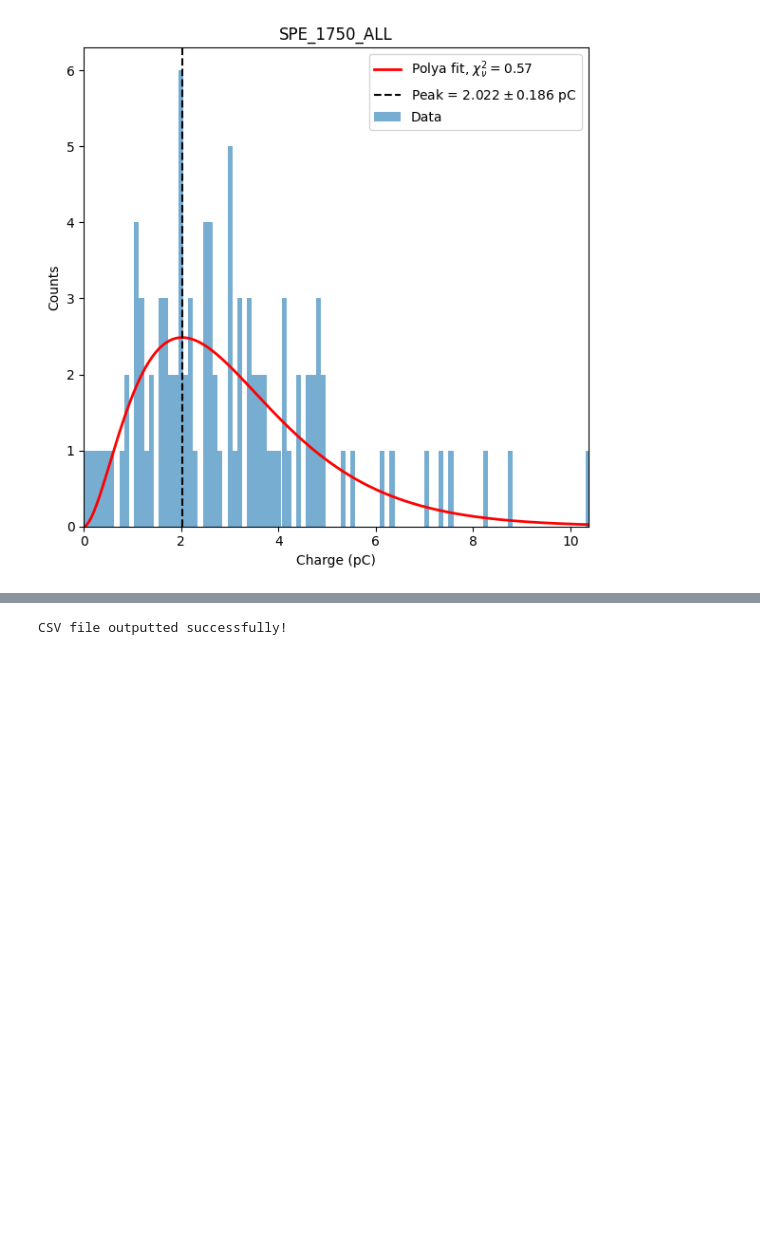
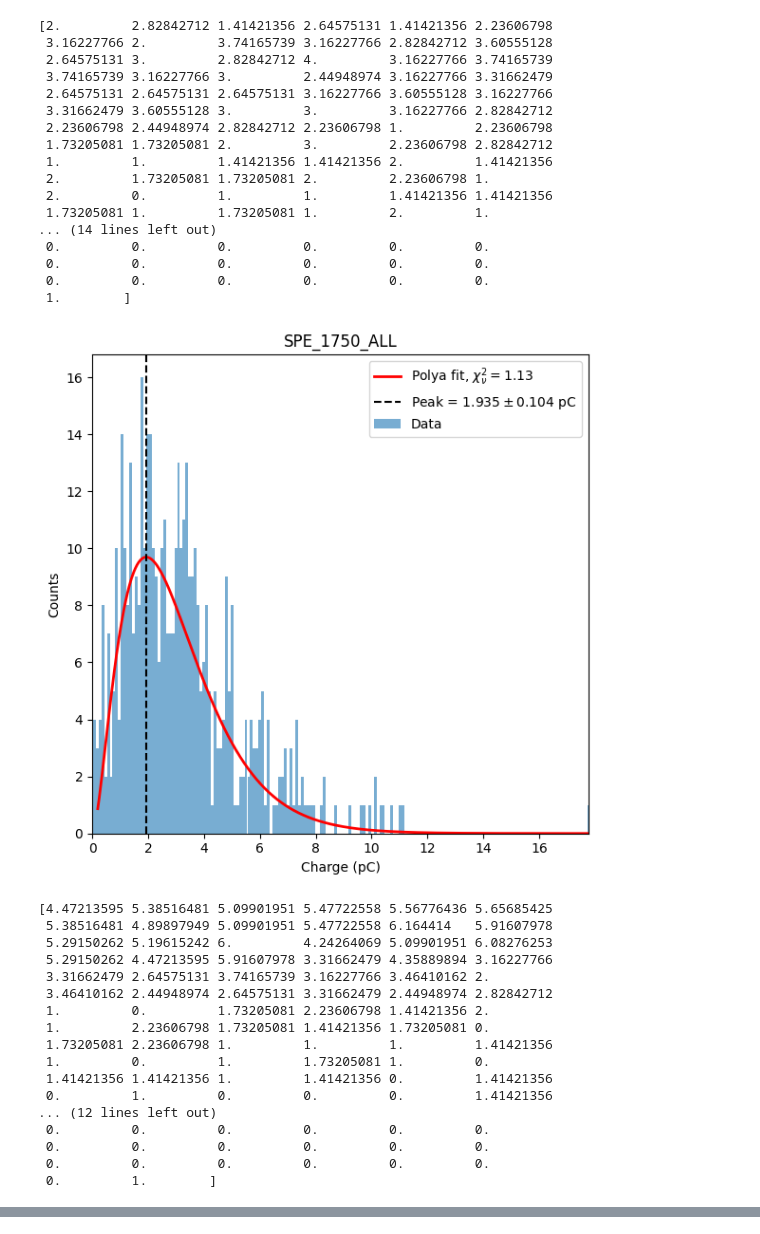
Before and after one commit to hhuckvale/DMProject, a Jupyter notebook: PMT_Characteristics/Gain/COMBINEDPolyaPeakPositionCSVCreator_SPEonly.ipynb, the cells around one changed output, grey strips where cells are left out. Cells and saved outputs as stored; diff of their text form; code cells hidden in the pictures; blank space fills up the shorter version.

```diff
--- a/PMT_Characteristics/Gain/COMBINEDPolyaPeakPositionCSVCreator_SPEonly.ipynb
+++ b/PMT_Characteristics/Gain/COMBINEDPolyaPeakPositionCSVCreator_SPEonly.ipynb
@@ -91,12 +93,17 @@ def fit_polya_and_get_peak(all_integrals_picocharge, bin_cut, Delta_x=0.1, filen
 
     p0 = [initial_A, initial_nbar, initial_theta]
 
+    sigma=np.sqrt(n_fit)
+    print(np.sqrt(n_fit))
+    sigma[sigma==0.0] = 1
+
     # fit
     popt, pcov = curve_fit(
         polya_dist,
         bin_centers_fit,
         n_fit,
         p0=p0,
+        sigma=sigma,
         absolute_sigma=True,
         maxfev=10000
     )
@@ -125,6 +132,8 @@ def fit_polya_and_get_peak(all_integrals_picocharge, bin_cut, Delta_x=0.1, filen
     ndof = np.sum(valid) - len(popt)
     chi2_red = chi2 / ndof
 
+    if peak_err == np.inf:
+        peak_err=-100
     # plot
     plt.figure(figsize=(6,6))
     plt.bar(bin_centers, n, width=Delta_x, alpha=0.6, label='Data')
@@ -156,32 +165,66 @@ spe_results = []
 spe_voltage_data = collect_charge_by_voltage(spe_files)
 
 for voltage in sorted(spe_voltage_data.keys()):
     charge = spe_voltage_data[voltage]
 
     if voltage == 2000:
         peak, peak_err = fit_polya_and_get_peak(charge, bin_cut=2.5, filename=f"SPE_{voltage}_ALL")
     if voltage == 1950:
         peak, peak_err = fit_polya_and_get_peak(charge, bin_cut=2.0, filename=f"SPE_{voltage}_ALL")
     if voltage == 1900:
         peak, peak_err = fit_polya_and_get_peak(charge, bin_cut=1.1, filename=f"SPE_{voltage}_ALL")
     if voltage == 1850:
         peak, peak_err = fit_polya_and_get_peak(charge, bin_cut=0.8, filename=f"SPE_{voltage}_ALL")
     if voltage == 1800:
         peak, peak_err = fit_polya_and_get_peak(charge, bin_cut=0.5, filename=f"SPE_{voltage}_ALL")
     if voltage == 1750:
-        peak, peak_err = fit_polya_and_get_peak(charge, bin_cut=0, filename=f"SPE_{voltage}_ALL")
+        peak, peak_err = fit_polya_and_get_peak(charge, bin_cut=0.2, filename=f"SPE_{voltage}_ALL")
 
     spe_results.append({
         'voltage': voltage,
         'polya_peak_pC': peak,
         'polya_peak_error_pC': peak_err
     })
 
 spe_df = pd.DataFrame(spe_results)
 spe_df.sort_values('voltage', inplace=True)
 spe_df.to_csv('PMT7_spe_COMBINED_polya_peak_positions_nobincut.csv', index=False)
 
 
 print('CSV file outputted successfully!')
 # %% [output]
+[2.         2.82842712 1.41421356 2.64575131 1.41421356 2.23606798
+ 3.16227766 2.         3.74165739 3.16227766 2.82842712 3.60555128
+ 2.64575131 3.         2.82842712 4.         3.16227766 3.74165739
+ 3.74165739 3.16227766 3.         2.44948974 3.16227766 3.31662479
+ 2.64575131 2.64575131 2.64575131 3.16227766 3.60555128 3.16227766
+ 3.31662479 3.60555128 3.         3.         3.16227766 2.82842712
+ 2.23606798 2.44948974 2.82842712 2.23606798 1.         2.23606798
+ 1.73205081 1.73205081 2.         3.         2.23606798 2.82842712
+ 1.         1.         1.41421356 1.41421356 2.         1.41421356
+ 2.         1.73205081 1.73205081 2.         2.23606798 1.
+ 2.         0.         1.         1.         1.41421356 1.41421356
+ 1.73205081 1.         1.73205081 1.         2.         1.
+... (14 lines left out)
+ 0.         0.         0.         0.         0.         0.
+ 0.         0.         0.         0.         0.         0.
+ 0.         0.         0.         0.         0.         0.
+ 1.        ]
-[figure, old version]
+[figure, new version]
+[4.47213595 5.38516481 5.09901951 5.47722558 5.56776436 5.65685425
+ 5.38516481 4.89897949 5.09901951 5.47722558 6.164414   5.91607978
+ 5.29150262 5.19615242 6.         4.24264069 5.09901951 6.08276253
+ 5.29150262 4.47213595 5.91607978 3.31662479 4.35889894 3.16227766
+ 3.31662479 2.64575131 3.74165739 3.16227766 3.46410162 2.
+ 3.46410162 2.44948974 2.64575131 3.31662479 2.44948974 2.82842712
+ 1.         0.         1.73205081 2.23606798 1.41421356 2.
+ 1.         2.23606798 1.73205081 1.41421356 1.73205081 0.
+ 1.73205081 2.23606798 1.         1.         1.         1.41421356
+ 1.         0.         1.         1.73205081 1.         0.
+ 1.41421356 1.41421356 1.         1.41421356 0.         1.41421356
+ 0.         1.         0.         0.         0.         1.41421356
+... (12 lines left out)
+ 0.         0.         0.         0.         0.         0.
+ 0.         0.         0.         0.         0.         0.
+ 0.         0.         0.         0.         0.         0.
+ 0.         1.        ]
@@ -193 +303,0 @@ print('CSV file outputted successfully!')
-CSV file outputted successfully!
```
Also changed, not shown: parts of 2 cells of this notebook, 1 other file.
